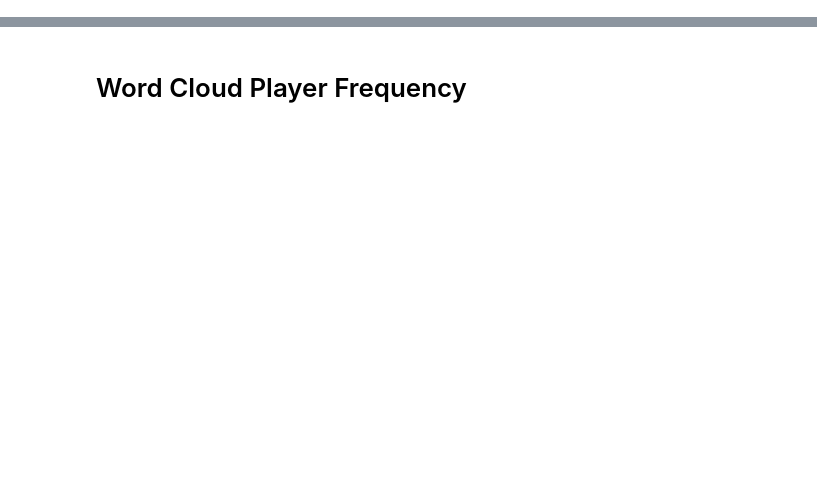
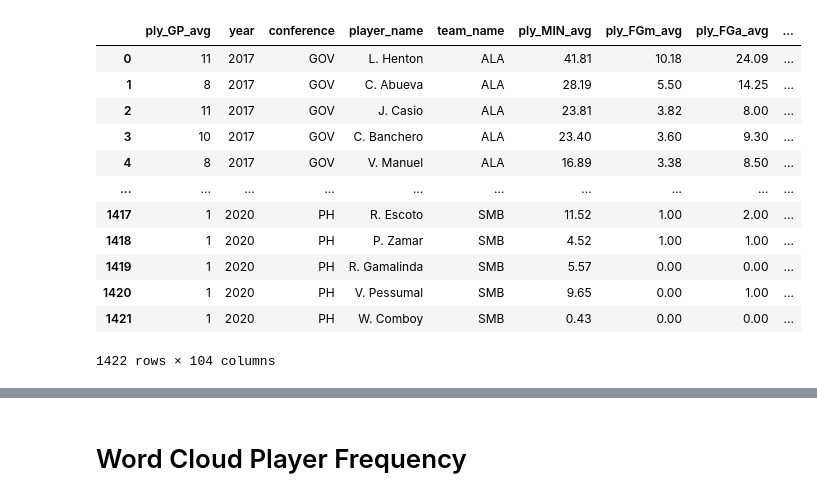
Before and after one commit to abeljoshua20/PBA-Statistic-Clustering, a Jupyter notebook: PBA_Merging_WordCloud.ipynb, the cells around one changed output, grey strips where cells are left out. Cells and saved outputs as stored; diff of their text form; code cells hidden in the pictures; blank space fills up the shorter version.

```diff
--- a/PBA_Merging_WordCloud.ipynb
+++ b/PBA_Merging_WordCloud.ipynb
@@ -65,2 +123,18 @@ def get_all_data():
                             left_on='ply_team_id', right_on='index')
     return df_all_named[all_cols]
+# %%
+get_all_data()
+# %% [output]
+|  | ply_GP_avg | year | conference | player_name | team_name | ply_MIN_avg | ply_FGm_avg | ply_FGa_avg | ... |
+| 0 | 11 | 2017 | GOV | L. Henton | ALA | 41.81 | 10.18 | 24.09 | ... |
+| 1 | 8 | 2017 | GOV | C. Abueva | ALA | 28.19 | 5.50 | 14.25 | ... |
+| 2 | 11 | 2017 | GOV | J. Casio | ALA | 23.81 | 3.82 | 8.00 | ... |
+| 3 | 10 | 2017 | GOV | C. Banchero | ALA | 23.40 | 3.60 | 9.30 | ... |
+| 4 | 8 | 2017 | GOV | V. Manuel | ALA | 16.89 | 3.38 | 8.50 | ... |
+| ... | ... | ... | ... | ... | ... | ... | ... | ... | ... |
+| 1417 | 1 | 2020 | PH | R. Escoto | SMB | 11.52 | 1.00 | 2.00 | ... |
+| 1418 | 1 | 2020 | PH | P. Zamar | SMB | 4.52 | 1.00 | 1.00 | ... |
+| 1419 | 1 | 2020 | PH | R. Gamalinda | SMB | 5.57 | 0.00 | 0.00 | ... |
+| 1420 | 1 | 2020 | PH | V. Pessumal | SMB | 9.65 | 0.00 | 1.00 | ... |
+| 1421 | 1 | 2020 | PH | W. Comboy | SMB | 0.43 | 0.00 | 0.00 | ... |
+1422 rows × 104 columns
```
Also changed, not shown: parts of 13 cells of this notebook.
